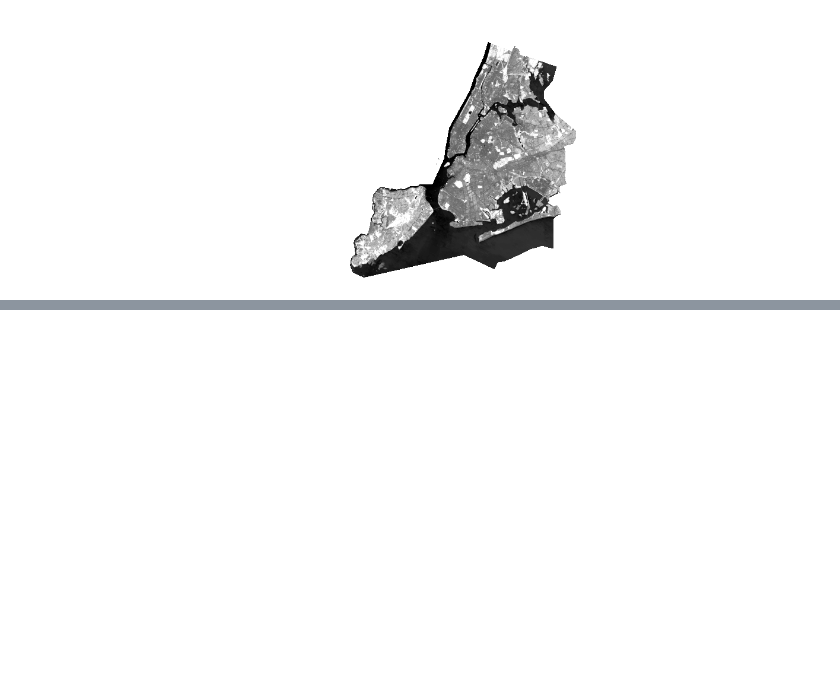
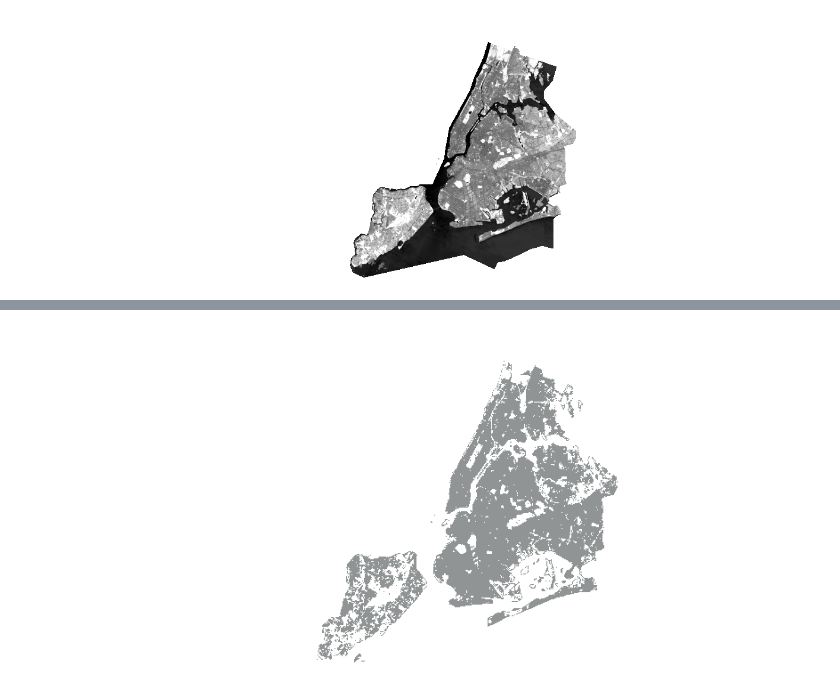
Before and after one commit to Bench-amblee/arcpy, a Jupyter notebook: nyc_landcover.ipynb, the cells around one changed output, grey strips where cells are left out. Saved outputs shown, nothing was run; the diff lists cells and outputs as text; code cells hidden in the pictures; blank space fills up the shorter version.

```diff
--- a/nyc_landcover.ipynb
+++ b/nyc_landcover.ipynb
@@ -115,0 +169,12 @@ MapView(layout=Layout(height='400px', width='100%'))
+# %%
+#map varient2
+masked_concrete = colormap(remap(nyc_clip,
+                        input_ranges=[-1,0,     # water
+                                     -0.1, 0.4, # Concrete
+                                     0.4, 1],   # Vegetation, Trees
+                        output_values=[1, 2, 3]),
+                        colormap=[[1, 255, 255, 255], [2, 144, 148, 148], [3,255,255,255]], astype='u8')
+
+Image(masked_concrete.export_image(bbox=area['extent'], size=[800,400], f='image'))
+# %% [output]
+[figure, added]
```
Also changed, not shown: parts of 16 cells of this notebook.
